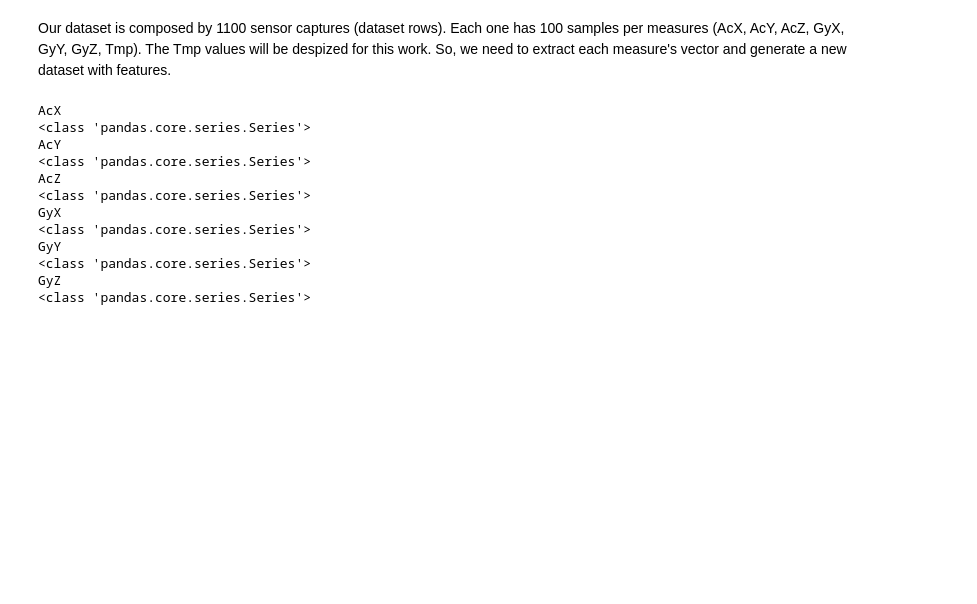
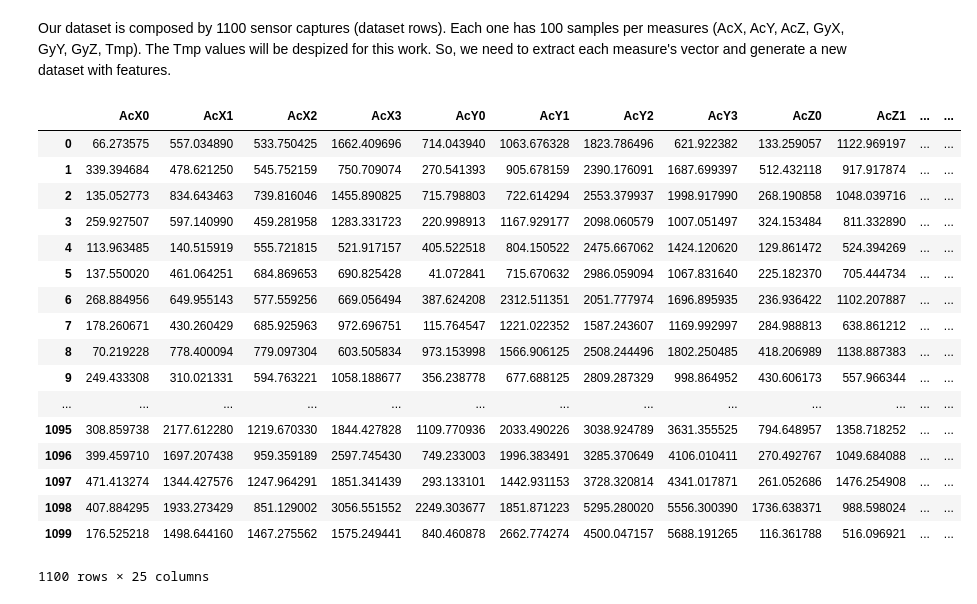
Before and after one commit to matheus-a-s/LARI-PUMPS, a Jupyter notebook: DataExtraction.ipynb, the cells around one changed output. Cells and saved outputs as stored; diff of their text form; code cells hidden in the pictures; blank space fills up the shorter version.

Commit message:
Extracts with fft and plot scatter matrix

```diff
--- a/DataExtraction.ipynb
+++ b/DataExtraction.ipynb
@@ -11,12 +11,12 @@ import sklearn
 ## Variables to set
 # %%
 DATASET = "32FINAL.csv"
-DATA_PATH = path.join("..", "capture", "processed", DATASET)
+DATAPATH = path.join("..", "capture", "processed", DATASET)
 SAMPLES_TO_VIEW = [2,240,500,780]
 # %% [markdown]
 ## Load dataset
 # %%
-dataset = pd.read_csv(DATA_PATH)
+dataset = pd.read_csv(DATAPATH)
 # dataset
 # %%
 X = [i for i in range(100)]
@@ -64,27 +64,52 @@ tmp_head.clear()
 # dataset
 # %%
 # example to fourier extract
-head = ["AcX", "AcY", "AcZ", "GyX", "GyY", "GyZ"]
+measures = ["AcX", "AcY", "AcZ", "GyX", "GyY", "GyZ"]
+extractors = [fe_fourier25, fe_fourier25, fe_fourier25, fe_fourier30, fe_fourier30, fe_fourier35] # class 0 to 5
+
+out_data_list = []
 out_row_list = []
-dataset_test = dataset.iloc[0,:]
-if dataset_test['Class'] == 0:
-    dataset_fourier = dataset_test.drop(labels=["Class"])
-    dataset_fourier = pd.DataFrame(np.reshape(dataset_fourier.values, (100,6), order='F'), columns=head)
-    for measure in head:
-        print(measure)
-        print(type(dataset_fourier[measure]))
-        out_fourier = fe_fourier25.transform(dataset_fourier[measure])
-        out_row_list.append(out_fourier)
+
+for row in range(len(dataset.index)):
+    dataset_row = dataset.iloc[row,:]
+    class_num = dataset_row['Class']
+    dataset_fourier = dataset_row.values[:-1]
+    dataset_fourier = pd.DataFrame(np.reshape(dataset_fourier, (100,6), order='F'), columns=measures)
+    out_row_list.clear()
+    for measure in measures:
+        out_fourier = extractors[class_num].transform(dataset_fourier[measure])
+        out_row_list.append(out_fourier['features'])
+    out_row_list.append([class_num])
+    row_list = [item for sublist in out_row_list for item in sublist]
+    out_data_list.append(row_list)
-# %% [output]
-AcX
-<class 'pandas.core.series.Series'>
-AcY
-<class 'pandas.core.series.Series'>
-AcZ
-<class 'pandas.core.series.Series'>
-GyX
-<class 'pandas.core.series.Series'>
-GyY
-<class 'pandas.core.series.Series'>
-GyZ
-<class 'pandas.core.series.Series'>
+# %%
+out_head = []
+for measure in measures:
+    for i in range(4):
+        column = measure+str(i)
+        out_head.append(column)
+out_head.append("Class")
+
+out_data_list = np.asarray(out_data_list)
+out_dataframe = pd.DataFrame(out_data_list, columns=out_head)
+out_dataframe = out_dataframe.astype({"Class": int})
+out_dataframe
+# %% [output]
+|  | AcX0 | AcX1 | AcX2 | AcX3 | AcY0 | AcY1 | AcY2 | AcY3 | AcZ0 | AcZ1 | ... | ... |
+| 0 | 66.273575 | 557.034890 | 533.750425 | 1662.409696 | 714.043940 | 1063.676328 | 1823.786496 | 621.922382 | 133.259057 | 1122.969197 | ... | ... |
+| 1 | 339.394684 | 478.621250 | 545.752159 | 750.709074 | 270.541393 | 905.678159 | 2390.176091 | 1687.699397 | 512.432118 | 917.917874 | ... | ... |
+| 2 | 135.052773 | 834.643463 | 739.816046 | 1455.890825 | 715.798803 | 722.614294 | 2553.379937 | 1998.917990 | 268.190858 | 1048.039716 | ... | ... |
+| 3 | 259.927507 | 597.140990 | 459.281958 | 1283.331723 | 220.998913 | 1167.929177 | 2098.060579 | 1007.051497 | 324.153484 | 811.332890 | ... | ... |
+| 4 | 113.963485 | 140.515919 | 555.721815 | 521.917157 | 405.522518 | 804.150522 | 2475.667062 | 1424.120620 | 129.861472 | 524.394269 | ... | ... |
+| 5 | 137.550020 | 461.064251 | 684.869653 | 690.825428 | 41.072841 | 715.670632 | 2986.059094 | 1067.831640 | 225.182370 | 705.444734 | ... | ... |
+| 6 | 268.884956 | 649.955143 | 577.559256 | 669.056494 | 387.624208 | 2312.511351 | 2051.777974 | 1696.895935 | 236.936422 | 1102.207887 | ... | ... |
+| 7 | 178.260671 | 430.260429 | 685.925963 | 972.696751 | 115.764547 | 1221.022352 | 1587.243607 | 1169.992997 | 284.988813 | 638.861212 | ... | ... |
+| 8 | 70.219228 | 778.400094 | 779.097304 | 603.505834 | 973.153998 | 1566.906125 | 2508.244496 | 1802.250485 | 418.206989 | 1138.887383 | ... | ... |
+| 9 | 249.433308 | 310.021331 | 594.763221 | 1058.188677 | 356.238778 | 677.688125 | 2809.287329 | 998.864952 | 430.606173 | 557.966344 | ... | ... |
+| ... | ... | ... | ... | ... | ... | ... | ... | ... | ... | ... | ... | ... |
+| 1095 | 308.859738 | 2177.612280 | 1219.670330 | 1844.427828 | 1109.770936 | 2033.490226 | 3038.924789 | 3631.355525 | 794.648957 | 1358.718252 | ... | ... |
+| 1096 | 399.459710 | 1697.207438 | 959.359189 | 2597.745430 | 749.233003 | 1996.383491 | 3285.370649 | 4106.010411 | 270.492767 | 1049.684088 | ... | ... |
+| 1097 | 471.413274 | 1344.427576 | 1247.964291 | 1851.341439 | 293.133101 | 1442.931153 | 3728.320814 | 4341.017871 | 261.052686 | 1476.254908 | ... | ... |
+| 1098 | 407.884295 | 1933.273429 | 851.129002 | 3056.551552 | 2249.303677 | 1851.871223 | 5295.280020 | 5556.300390 | 1736.638371 | 988.598024 | ... | ... |
+| 1099 | 176.525218 | 1498.644160 | 1467.275562 | 1575.249441 | 840.460878 | 2662.774274 | 4500.047157 | 5688.191265 | 116.361788 | 516.096921 | ... | ... |
+1100 rows × 25 columns
```
Also changed, not shown: parts of 1 cell of this notebook.
